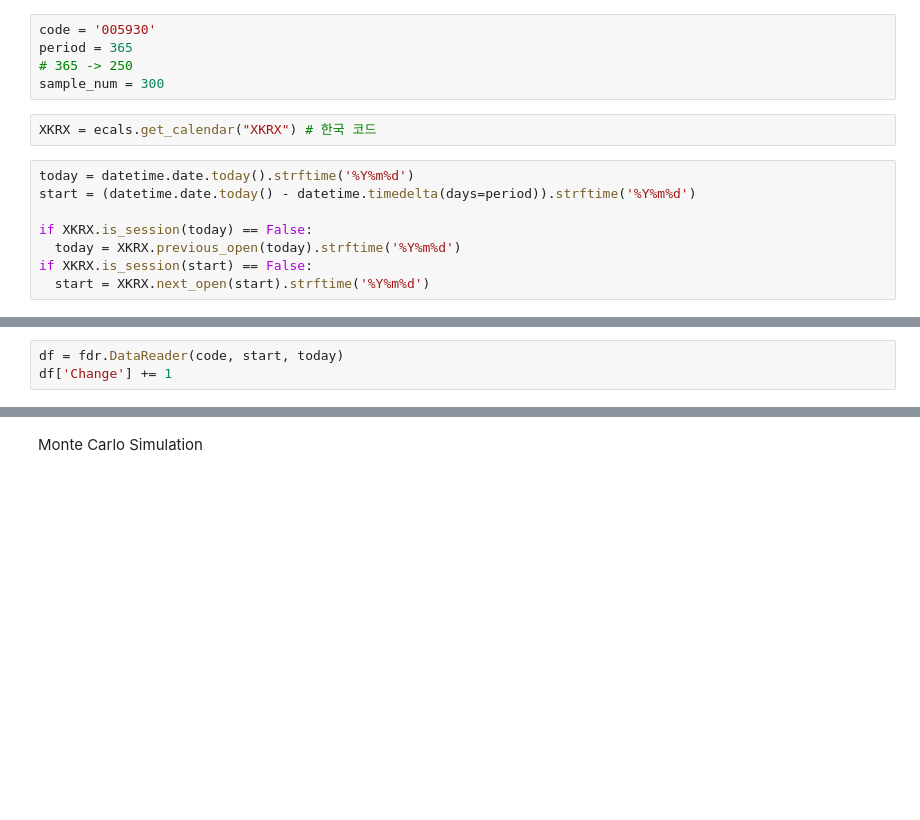
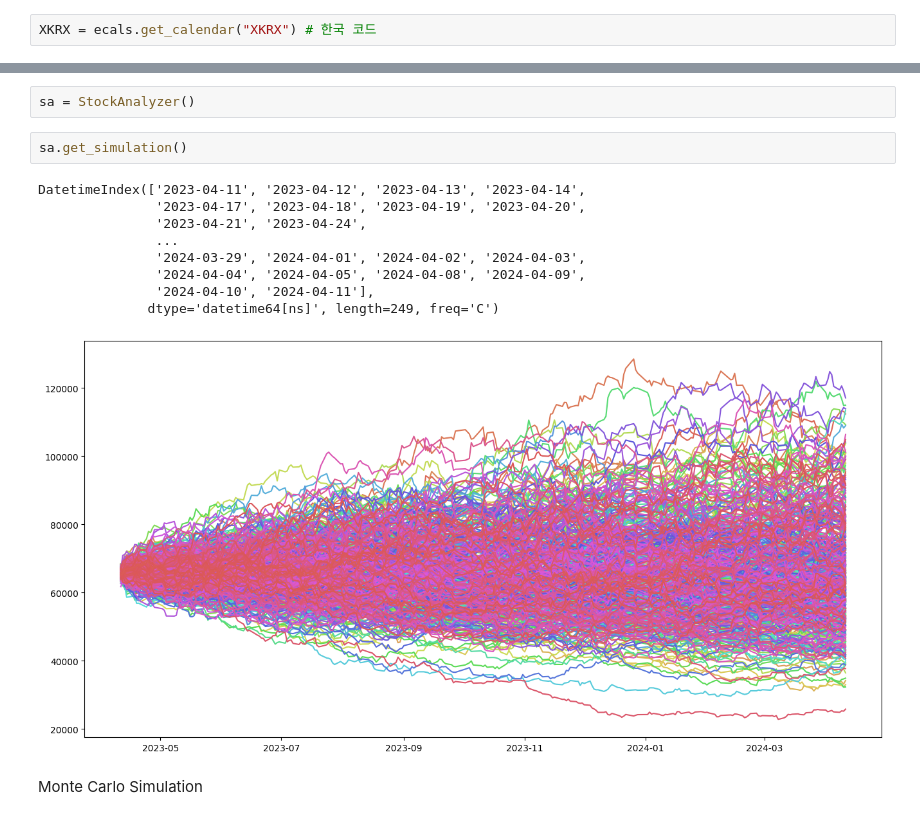
Before and after one commit to yeonghun00/stock-notes, a Jupyter notebook: useful/prediction.ipynb, the cells around one changed output, grey strips where cells are left out. Cells and saved outputs as stored; diff of their text form; blank space fills up the shorter version.

```diff
--- a/useful/prediction.ipynb
+++ b/useful/prediction.ipynb
@@ -35,15 +38,2 @@ from plotly.subplots import make_subplots
-# %%
-code = '005930'
-period = 365
-# 365 -> 250
-sample_num = 300
 # %%
 XKRX = ecals.get_calendar("XKRX") # 한국 코드
-# %%
-today = datetime.date.today().strftime('%Y%m%d')
-start = (datetime.date.today() - datetime.timedelta(days=period)).strftime('%Y%m%d')
-
-if XKRX.is_session(today) == False:
-  today = XKRX.previous_open(today).strftime('%Y%m%d')
-if XKRX.is_session(start) == False:
-  start = XKRX.next_open(start).strftime('%Y%m%d')
@@ -52,3 +39,0 @@ AttributeError: ignored
-# %%
-df = fdr.DataReader(code, start, today)
-df['Change'] += 1
@@ -72,3 +85,17 @@ df
+# %%
+sa = StockAnalyzer()
+# %%
+sa.get_simulation()
+# %% [output]
+DatetimeIndex(['2023-04-11', '2023-04-12', '2023-04-13', '2023-04-14',
+               '2023-04-17', '2023-04-18', '2023-04-19', '2023-04-20',
+               '2023-04-21', '2023-04-24',
+               ...
+               '2024-03-29', '2024-04-01', '2024-04-02', '2024-04-03',
+               '2024-04-04', '2024-04-05', '2024-04-08', '2024-04-09',
+               '2024-04-10', '2024-04-11'],
+              dtype='datetime64[ns]', length=249, freq='C')
+[figure, added]
 # %% [markdown]
 Monte Carlo Simulation
 # %%
```
Also changed, not shown: parts of 6 cells of this notebook.
